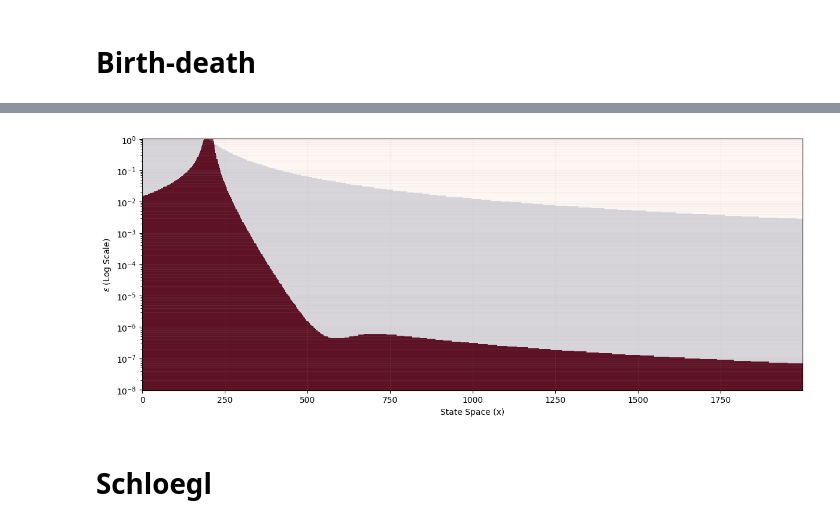
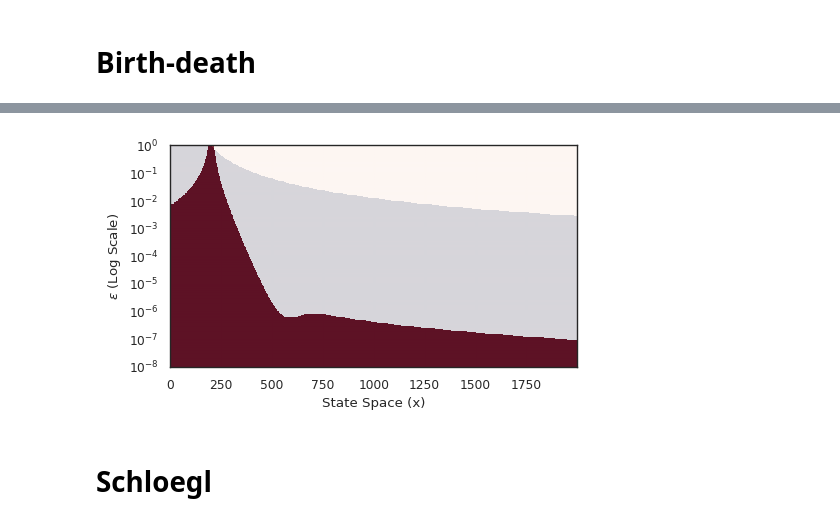
Before and after one commit to mbackenkoehler/crn_lyapunov, a Jupyter notebook: Adversarial.ipynb, the cells around one changed output, grey strips where cells are left out. Drawn from its saved outputs; the diff is of its cells as text; code cells hidden in the pictures.

```diff
--- a/Adversarial.ipynb
+++ b/Adversarial.ipynb
@@ -76,9 +33,14 @@ def plot_performances(sizes: pd.DataFrame):
+# %%
+sns.set_context("paper")
+sns.set_style("white")
+
+OUTPUT = Path("output")
 # %% [markdown]
 # Birth-death
 # %%
-torch.manual_seed(0)
 from crn_lyapunov.crn import BirthDeath
 
+model_dir = OUTPUT / "birth_death"
 net = BirthDeath(200, 1)
 
 
@@ -90,11 +52,13 @@ model, adv, history, history_dmax = train_tight_sets(
     net,
     quadratic_ref,
     TightLoss(k=1),
-    n_adv_samples=4,
-    n_rand_samples=4,
+    n_adv_samples=16,
+    n_rand_samples=16,
     max_n=700,
     lr=1e-3,
     hidden_dim=128,
     steps_evolve=1,
     n_epochs=500,
+    non_negative=True,
+    output_path=model_dir,
 )
@@ -193,9 +176,13 @@ plot_drift_1d(1000, model, quadratic_ref, net, adv_population=adv.population)
 #     min_level=-8, x_max=2000
 # )
 # %%
-plot_level_set_comparison(model, net, quadratic_ref, min_level=-8, x_max=2000)
+fig, ax = plt.subplots(1, 1, figsize=(5, 3))
+plot_level_set_comparison(model, net, quadratic_ref, min_level=-8, x_max=2000, ax=ax)
+plt.tight_layout()
+plt.savefig(model_dir / "bd_levelsets.png", dpi=350)
+# plt.savefig('bd_levelsets.pdf')
 # %% [output]
-[figure, old version]
+[figure, new version]
 # %% [markdown]
 # Schloegl
 # %%
```
Also changed, not shown: parts of 61 cells of this notebook, 1 other file.
